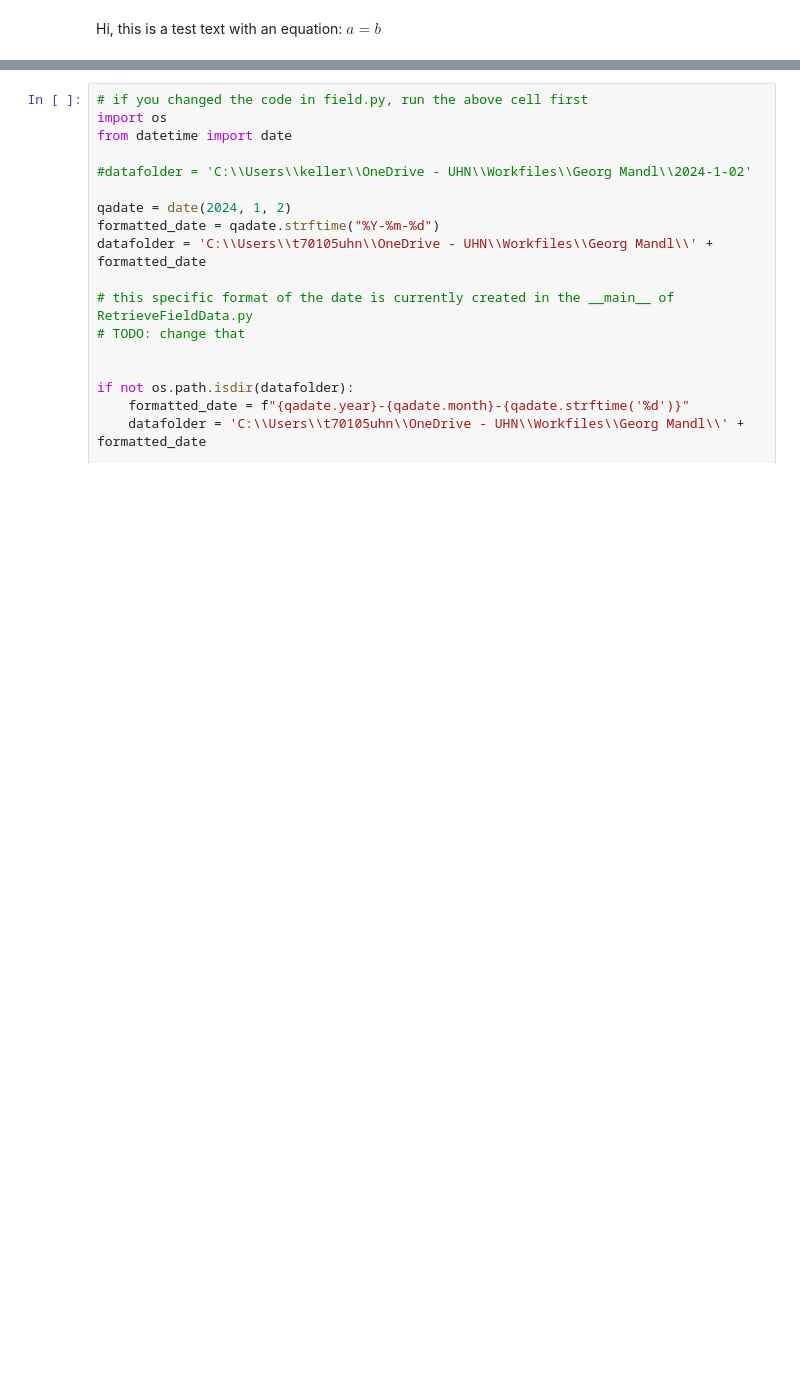
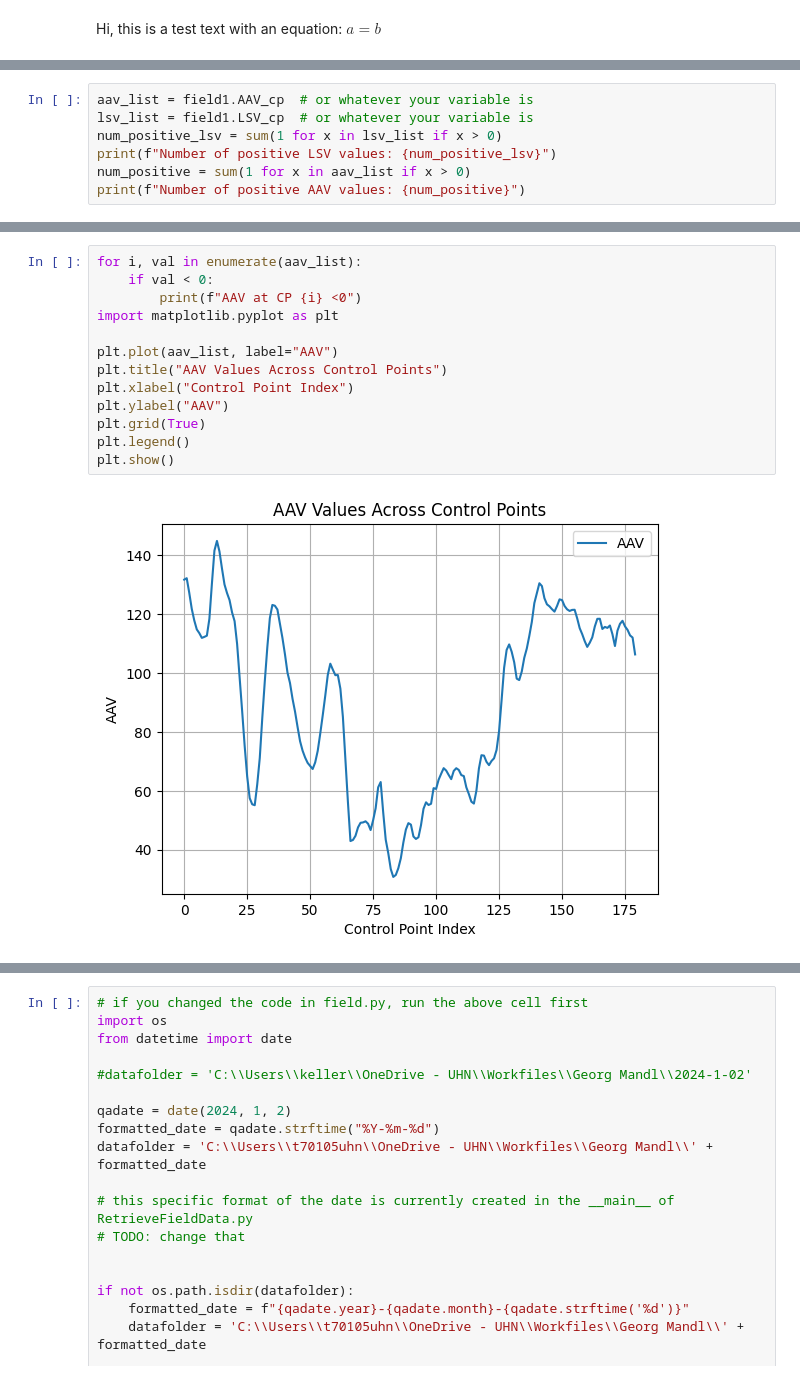
Before and after one commit to sukhjitsehra/Radiotherapy-Quality-Assurance, a Jupyter notebook: notebooks/pre-processing_and_feature_engineering/GeorgCodeTesting.ipynb, the cells around one changed output, grey strips where cells are left out. Saved outputs shown, nothing was run; the diff lists cells and outputs as text; blank space fills up the shorter version.

```diff
--- a/notebooks/pre-processing_and_feature_engineering/GeorgCodeTesting.ipynb
+++ b/notebooks/pre-processing_and_feature_engineering/GeorgCodeTesting.ipynb
@@ -115,0 +248,7 @@ Name: 181, dtype: float64
+# %%
+aav_list = field1.AAV_cp  # or whatever your variable is
+lsv_list = field1.LSV_cp  # or whatever your variable is
+num_positive_lsv = sum(1 for x in lsv_list if x > 0)
+print(f"Number of positive LSV values: {num_positive_lsv}")
+num_positive = sum(1 for x in aav_list if x > 0)
+print(f"Number of positive AAV values: {num_positive}")
@@ -115,0 +268,15 @@ Name: 181, dtype: float64
+# %%
+for i, val in enumerate(aav_list):
+    if val < 0:
+        print(f"AAV at CP {i} <0")
+import matplotlib.pyplot as plt
+
+plt.plot(aav_list, label="AAV")
+plt.title("AAV Values Across Control Points")
+plt.xlabel("Control Point Index")
+plt.ylabel("AAV")
+plt.grid(True)
+plt.legend()
+plt.show()
+# %% [output]
+[figure, added]
```
Also changed, not shown: parts of 16 cells of this notebook, 12 other files.
